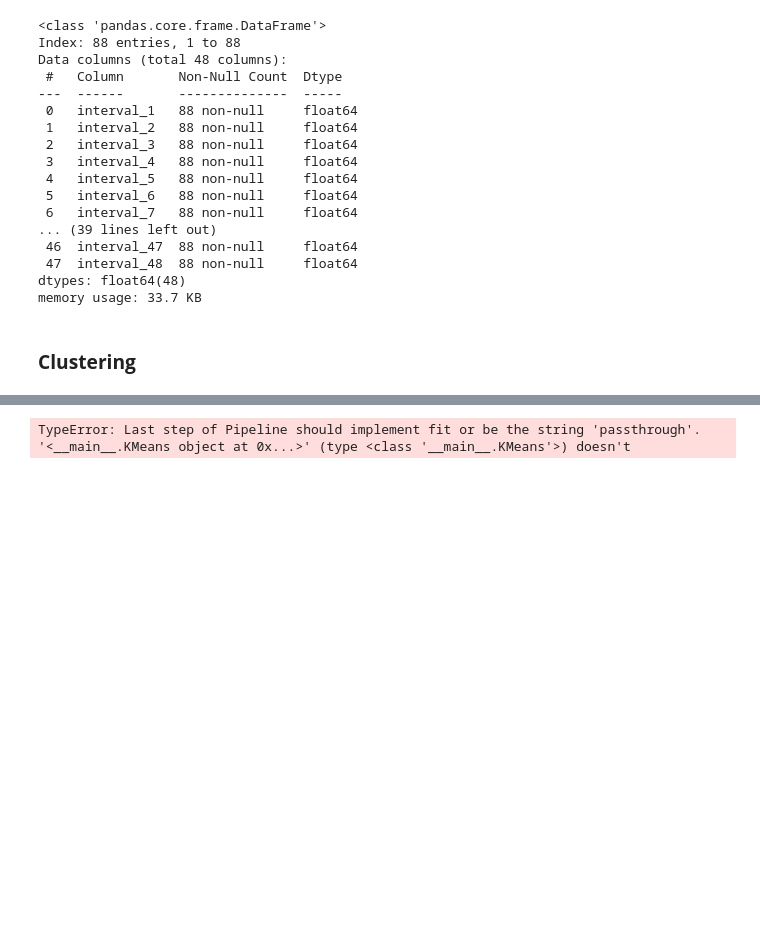
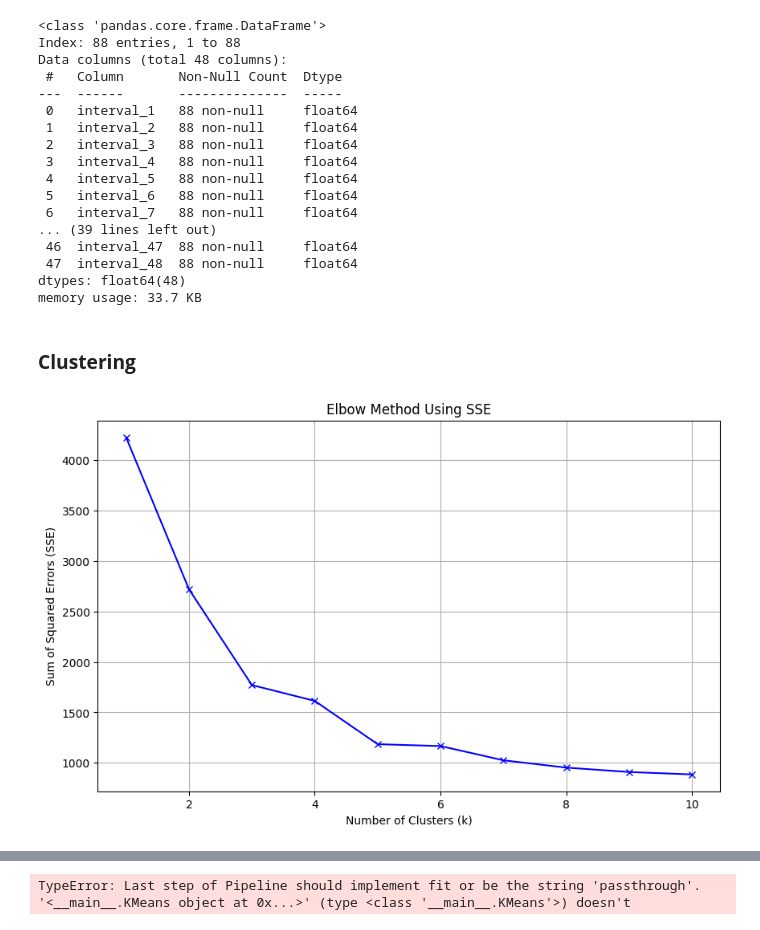
Before and after one commit to auvarifqi/tugas-besar-2-ai-lanjut, a Jupyter notebook: main-combine.ipynb, the cells around one changed output, grey strips where cells are left out. Saved outputs shown, nothing was run; the diff lists cells and outputs as text; code cells hidden in the pictures; blank space fills up the shorter version.

Commit message:
feat eng clustering k means

```diff
--- a/main-combine.ipynb
+++ b/main-combine.ipynb
@@ -144,5 +144,5 @@ def is_same_cols(df1: pd.DataFrame, df2: pd.DataFrame, label: str):
 # %% [markdown]
 ### **Grouping by ID**
 # %%
-initial_df = initial_df.groupby(['id']).mean()
+grouped_df = initial_df.groupby(['id']).mean()
 # %%
@@ -176,7 +176,7 @@ def euclidean_distance(x1, x2):
 
 class KMeans:
 
-    def __init__(self, K=5, max_iters=100, plot_steps=False):
+    def __init__(self, K=3, max_iters=100, plot_steps=False):
         self.K = K
         self.max_iters = max_iters
         self.plot_steps = plot_steps
@@ -288,0 +270,44 @@ pipe = Pipeline(
+# %%
+import numpy as np
+import matplotlib.pyplot as plt
+from sklearn.preprocessing import MinMaxScaler, StandardScaler
+
+def elbow_method(df, max_k=10):
+    # Standardize the features
+    scaler = StandardScaler()
+    scaled_features = scaler.fit_transform(df)
+
+    # Calculate SSE for different values of k
+    sse = []
+    K = range(1, max_k+1)
+
+    for k in K:
+        kmeans = KMeans(K=k, max_iters=100, plot_steps=False)
+        labels = kmeans.predict(scaled_features)
+
+        # Calculate SSE
+        current_sse = 0
+        for i, cluster in enumerate(kmeans.clusters):
+            if len(cluster) > 0:  # Check if cluster is not empty
+                cluster_points = scaled_features[cluster]
+                centroid = kmeans.centroids[i]
+                current_sse += np.sum((cluster_points - centroid) ** 2)
+
+        sse.append(current_sse)
+
+    # Plot the elbow curve
+    plt.figure(figsize=(10, 6))
+    plt.plot(K, sse, 'bx-')
+    plt.xlabel('Number of Clusters (k)')
+    plt.ylabel('Sum of Squared Errors (SSE)')
+    plt.title('Elbow Method Using SSE')
+    plt.grid(True)
+    plt.show()
+
+    return sse
+
+# Usage example:
+# Assuming initial_df is your pandas DataFrame
+sse_values = elbow_method(grouped_df, max_k=10)
+# %% [output]
+[figure, added]
```
Also changed, not shown: parts of 8 cells of this notebook, 2 other files.
